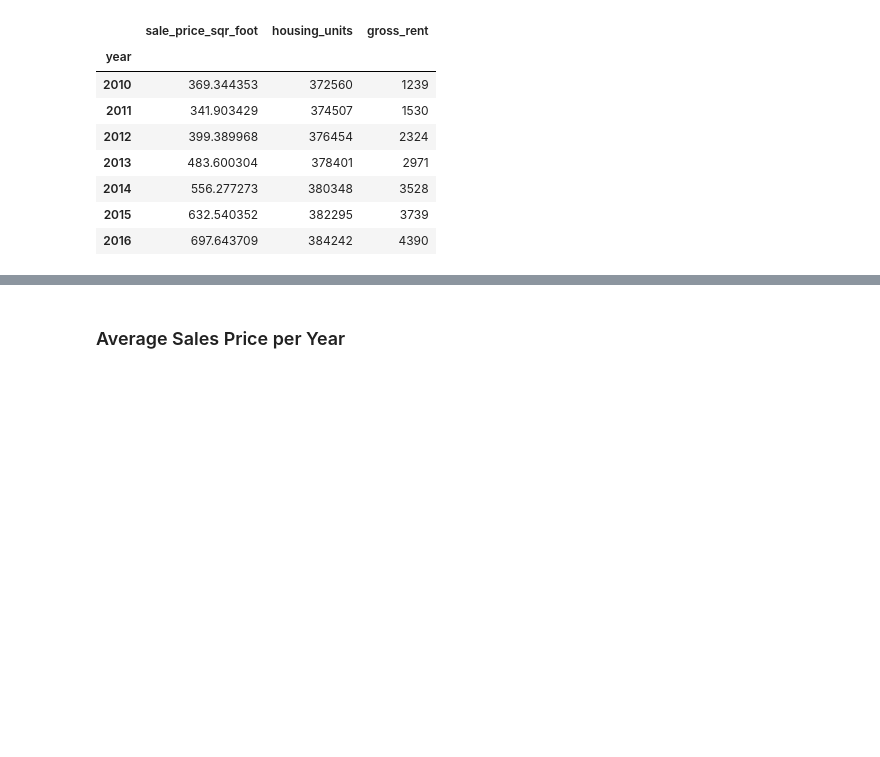
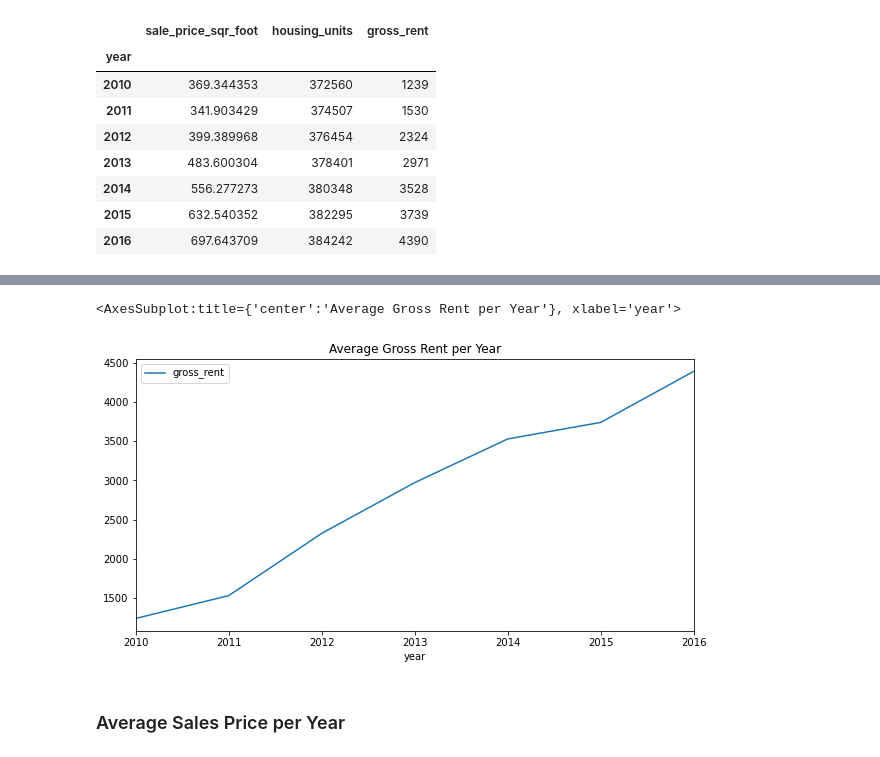
Before and after one commit to aalfiler/pyviz, a Jupyter notebook: Starter_Code/rental_analysis.ipynb, the cells around one changed output, grey strips where cells are left out. Cells and saved outputs as stored; diff of their text form; code cells hidden in the pictures; blank space fills up the shorter version.

```diff
--- a/Starter_Code/rental_analysis.ipynb
+++ b/Starter_Code/rental_analysis.ipynb
@@ -106,3 +137,6 @@ sfo_ave_gross_rent = sfo_data.drop(columns=['neighborhood','housing_units'], inp
+# %%
+# Plot the Average Gross Rent per Year as a Line Chart
+sfo_ave_gross_rent = sfo_data.groupby('year').mean()
 # %%
 sfo_ave_gross_rent
 # %% [output]
@@ -122,0 +152,2 @@ sfo_ave_gross_rent
+# %%
+sfo_ave_gross_rent.drop(columns=['sale_price_sqr_foot','housing_units'], inplace=True)
@@ -123,3 +166,8 @@ sfo_ave_gross_rent
+# %%
+sfo_ave_gross_rent.plot(figsize=(10,5), title='Average Gross Rent per Year')
+# %% [output]
+<AxesSubplot:title={'center':'Average Gross Rent per Year'}, xlabel='year'>
+[figure, added]
 # %% [markdown]
 ### Average Sales Price per Year
 # %%
```
Also changed, not shown: parts of 24 cells of this notebook.
